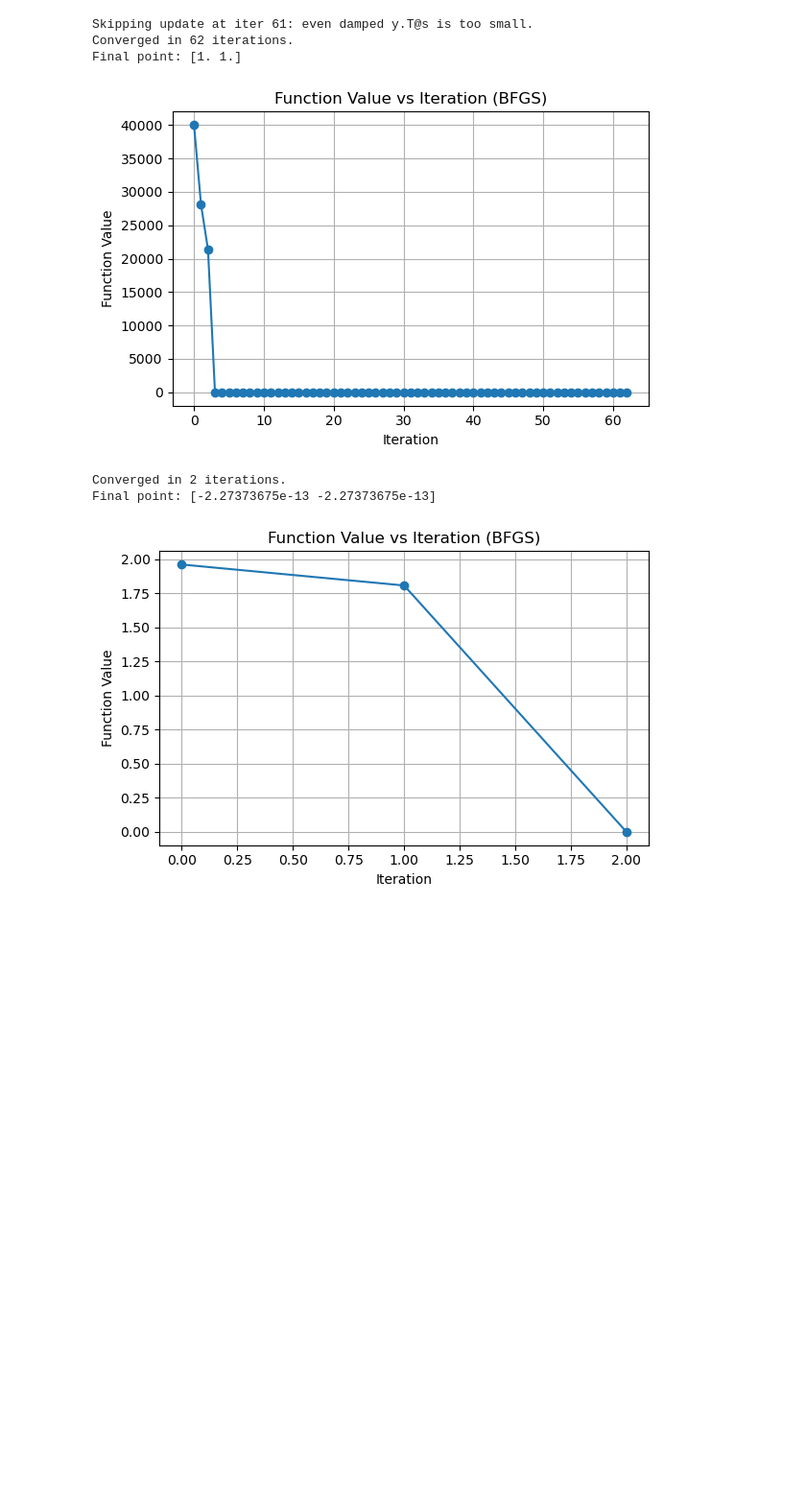
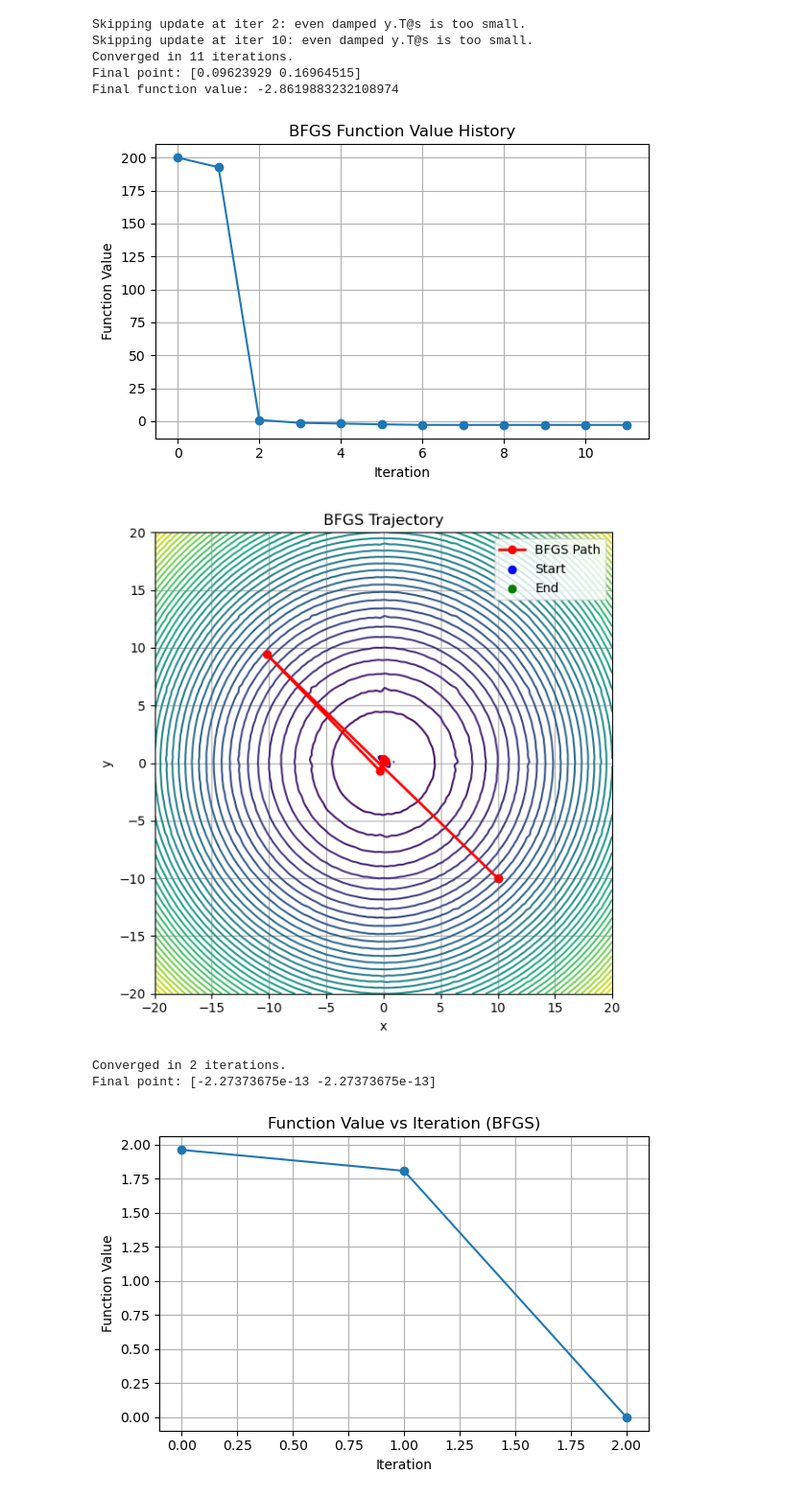
Before and after one commit to Devang420/Summer-Project, a Jupyter notebook: BFGS.ipynb, the cells around one changed output. Shown: that part at 96% size. Cells and saved outputs as stored; diff of their text form; code cells hidden in the pictures; blank space fills up the shorter version.

```diff
--- a/BFGS.ipynb
+++ b/BFGS.ipynb
@@ -90,6 +119,7 @@ import numpy as np
 
 def bfgs(f, grad_f, x0, tol=1e-6, max_iter=100):
     x = x0.astype(float)
+    trajectory = [x.copy()]
     n = len(x)
     H = np.eye(n)
     epsilon = 1e-10
@@ -133,29 +163,59 @@ def bfgs(f, grad_f, x0, tol=1e-6, max_iter=100):
         H = (I - rho * np.outer(s, y)) @ H @ (I - rho * np.outer(y, s)) + rho * np.outer(s, s)
 
         x = x_new
+        trajectory.append(x.copy())
         history.append(f(x))  # <-- store function value
 
     print("Final point:", x)
-    return x, history
+    print("Final function value:", f(x))
+    return x, history, trajectory
 # %%
 def plot_function_history(history):
     plt.figure(figsize=(6, 4))
     plt.plot(history, marker='o')
     plt.xlabel("Iteration")
     plt.ylabel("Function Value")
-    plt.title("Function Value vs Iteration (BFGS)")
+    plt.title("BFGS Function Value History")
     plt.grid(True)
     plt.tight_layout()
     plt.show()
+# %%
+def plot_trajectory(f, trajectory, levels=50):
+    trajectory = np.array(trajectory)
+    x_vals = trajectory[:, 0]
+    y_vals = trajectory[:, 1]
+
+    # Create grid for contour plot
+    xgrid = np.linspace(-20, 20, 200)
+    ygrid = np.linspace(-20,20, 200)
+    X, Y = np.meshgrid(xgrid, ygrid)
+    Z = np.array([[f([x, y]) for x in xgrid] for y in ygrid])
+
+    plt.figure(figsize=(6, 6))
+    plt.contour(X, Y, Z, levels=levels, cmap='viridis')
+    plt.plot(x_vals, y_vals, marker='o', color='r', linewidth=2, label='BFGS Path')
+    plt.scatter(x_vals[0], y_vals[0], color='blue', label='Start')
+    plt.scatter(x_vals[-1], y_vals[-1], color='green', label='End')
+    plt.xlabel("x")
+    plt.ylabel("y")
+    plt.title("BFGS Trajectory")
+    plt.legend()
+    plt.grid(True)
+    plt.tight_layout()
+    plt.show()
 # %%
-x0 = np.array([5.0, 5.0])
-solution, history = bfgs(rosenbrock, grad_rosenbrock, x0)
+x0 = np.array([10, -10])
+solution, history,trajectoryhistory = bfgs(f_structured, lambda x: grad_numerical(f_structured, x), x0)
 plot_function_history(history)
+plot_trajectory(f_structured, trajectoryhistory)
 # %% [output]
-Skipping update at iter 61: even damped y.T@s is too small.
-Converged in 62 iterations.
-Final point: [1. 1.]
+Skipping update at iter 2: even damped y.T@s is too small.
+Skipping update at iter 10: even damped y.T@s is too small.
+Converged in 11 iterations.
+Final point: [0.09623929 0.16964515]
+Final function value: -2.8619883232108974
-[figure, old version]
+[figure, new version]
+[figure, added]
 # %%
 
 x0 = np.array([7.0, 7.0])
```
Also changed, not shown: parts of 3 cells of this notebook, 9 other files.
